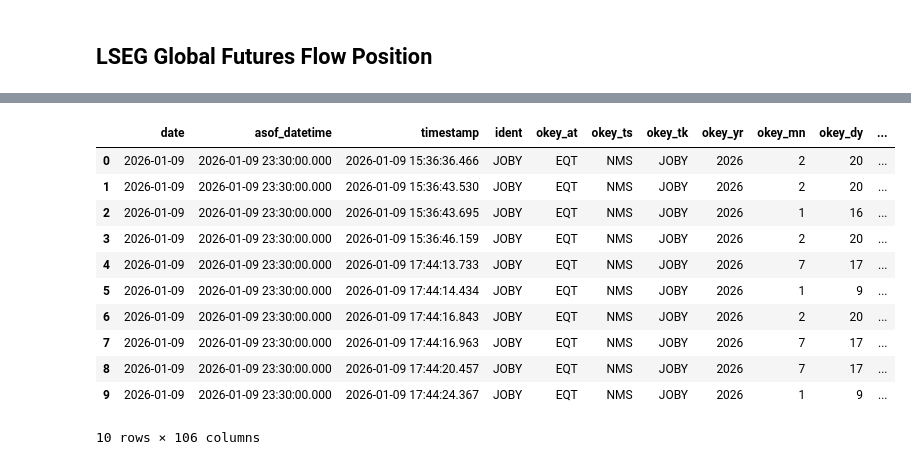
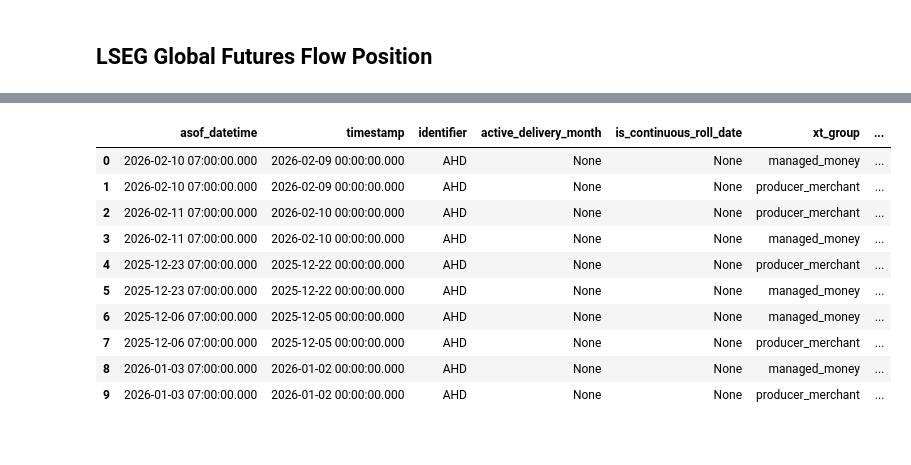
Before and after one commit to xtech-analytics/demo-notebooks, a Jupyter notebook: lseg_futures_flow/lseg_futures_flow_positions.ipynb, the cells around one changed output, grey strips where cells are left out. Drawn from its saved outputs; the diff is of its cells as text; code cells hidden in the pictures.

```diff
--- a/lseg_futures_flow/lseg_futures_flow_positions.ipynb
+++ b/lseg_futures_flow/lseg_futures_flow_positions.ipynb
@@ -68,16 +64,15 @@ display(df)
 # %%
-df =  Unifier.get_dataframe(name="lseg_futures_flow_forecasts_positions", key="JOBY", back_to='2025-11-18', limit=10)
+df =  Unifier.get_dataframe(name="lseg_futures_flow_forecasts_positions", key="AHD", back_to='2025-11-18', limit=10)
 display(df)
 # %% [output]
-|  | date | asof_datetime | timestamp | ident | okey_at | okey_ts | okey_tk | okey_yr | okey_mn | okey_dy | ... |
-| 0 | 2026-01-09 | 2026-01-09 23:30:00.000 | 2026-01-09 15:36:36.466 | JOBY | EQT | NMS | JOBY | 2026 | 2 | 20 | ... |
-| 1 | 2026-01-09 | 2026-01-09 23:30:00.000 | 2026-01-09 15:36:43.530 | JOBY | EQT | NMS | JOBY | 2026 | 2 | 20 | ... |
-| 2 | 2026-01-09 | 2026-01-09 23:30:00.000 | 2026-01-09 15:36:43.695 | JOBY | EQT | NMS | JOBY | 2026 | 1 | 16 | ... |
-| 3 | 2026-01-09 | 2026-01-09 23:30:00.000 | 2026-01-09 15:36:46.159 | JOBY | EQT | NMS | JOBY | 2026 | 2 | 20 | ... |
-| 4 | 2026-01-09 | 2026-01-09 23:30:00.000 | 2026-01-09 17:44:13.733 | JOBY | EQT | NMS | JOBY | 2026 | 7 | 17 | ... |
-| 5 | 2026-01-09 | 2026-01-09 23:30:00.000 | 2026-01-09 17:44:14.434 | JOBY | EQT | NMS | JOBY | 2026 | 1 | 9 | ... |
-| 6 | 2026-01-09 | 2026-01-09 23:30:00.000 | 2026-01-09 17:44:16.843 | JOBY | EQT | NMS | JOBY | 2026 | 2 | 20 | ... |
-| 7 | 2026-01-09 | 2026-01-09 23:30:00.000 | 2026-01-09 17:44:16.963 | JOBY | EQT | NMS | JOBY | 2026 | 7 | 17 | ... |
-| 8 | 2026-01-09 | 2026-01-09 23:30:00.000 | 2026-01-09 17:44:20.457 | JOBY | EQT | NMS | JOBY | 2026 | 7 | 17 | ... |
-| 9 | 2026-01-09 | 2026-01-09 23:30:00.000 | 2026-01-09 17:44:24.367 | JOBY | EQT | NMS | JOBY | 2026 | 1 | 9 | ... |
+|  | asof_datetime | timestamp | identifier | active_delivery_month | is_continuous_roll_date | xt_group | ... |
+| 0 | 2026-02-10 07:00:00.000 | 2026-02-09 00:00:00.000 | AHD | None | None | managed_money | ... |
+| 1 | 2026-02-10 07:00:00.000 | 2026-02-09 00:00:00.000 | AHD | None | None | producer_merchant | ... |
+| 2 | 2026-02-11 07:00:00.000 | 2026-02-10 00:00:00.000 | AHD | None | None | producer_merchant | ... |
+| 3 | 2026-02-11 07:00:00.000 | 2026-02-10 00:00:00.000 | AHD | None | None | managed_money | ... |
+| 4 | 2025-12-23 07:00:00.000 | 2025-12-22 00:00:00.000 | AHD | None | None | producer_merchant | ... |
+| 5 | 2025-12-23 07:00:00.000 | 2025-12-22 00:00:00.000 | AHD | None | None | managed_money | ... |
+| 6 | 2025-12-06 07:00:00.000 | 2025-12-05 00:00:00.000 | AHD | None | None | managed_money | ... |
+| 7 | 2025-12-06 07:00:00.000 | 2025-12-05 00:00:00.000 | AHD | None | None | producer_merchant | ... |
+| 8 | 2026-01-03 07:00:00.000 | 2026-01-02 00:00:00.000 | AHD | None | None | managed_money | ... |
+| 9 | 2026-01-03 07:00:00.000 | 2026-01-02 00:00:00.000 | AHD | None | None | producer_merchant | ... |
-10 rows × 106 columns
```
Also changed, not shown: parts of 3 cells of this notebook, 3 other files.
